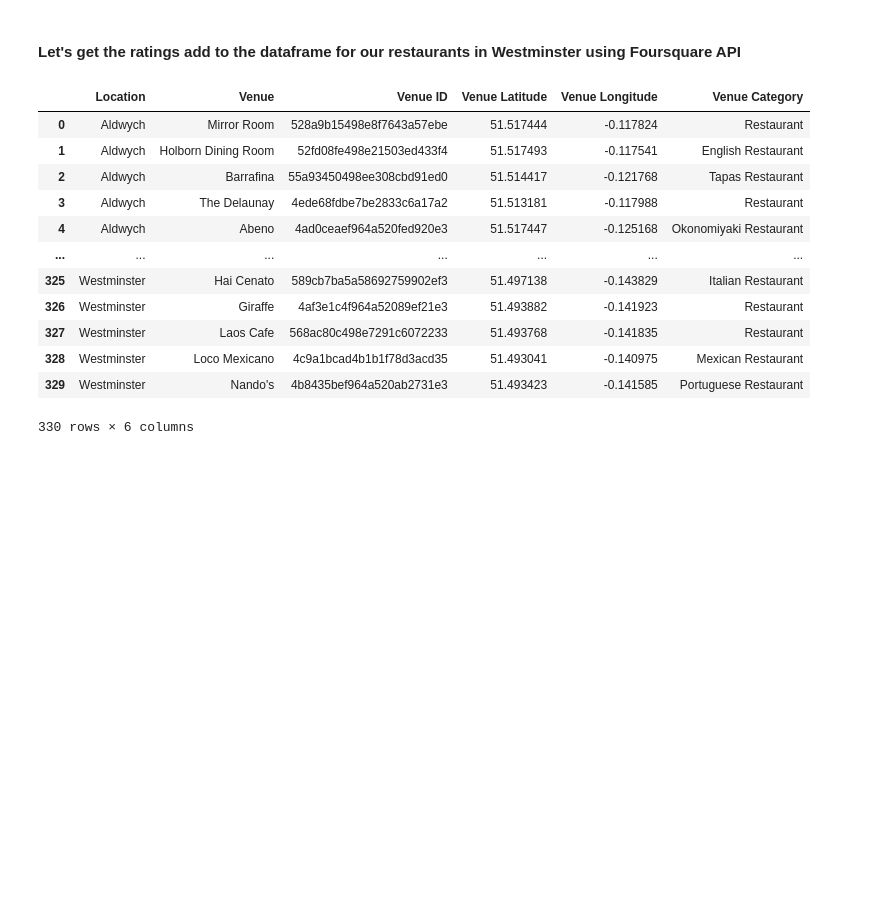
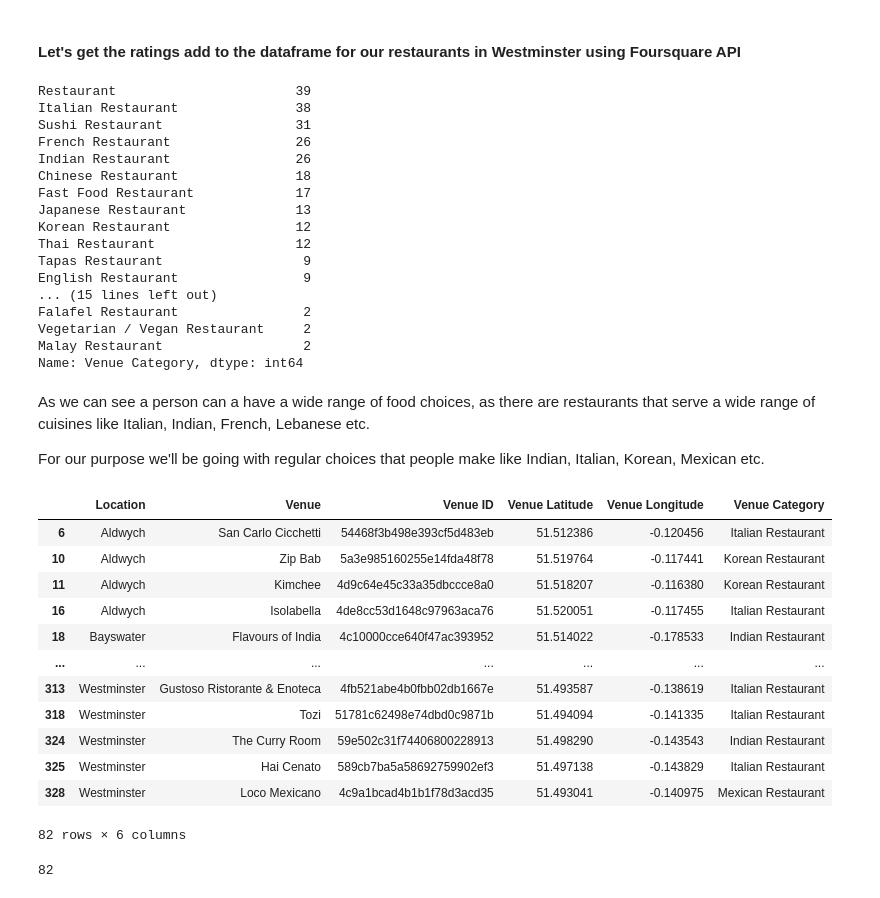
Before and after one commit to paul3bin/Coursera_Capstone, a Jupyter notebook: Battle_of_Neighborhoods_Project.ipynb, the cells around one changed output. Saved outputs shown, nothing was run; the diff lists cells and outputs as text; code cells hidden in the pictures; blank space fills up the shorter version.

```diff
--- a/Battle_of_Neighborhoods_Project.ipynb
+++ b/Battle_of_Neighborhoods_Project.ipynb
@@ -409,22 +409,50 @@ Number of restaurants in Westminster: 330
 # I saved the westminster_restaurants data in csv file since we have a daily limit for the foursquare API calls.
 # loading the westminster restaurant data from the csv file
 westminster_restaurants = pd.read_csv('westminster_restaurants.csv')
-westminster_id,westminster_ratings = westminster_restaurants['Venue ID'].tolist(),[]
-
-for Id in westminster_id:
-    westminster_ratings.append(get_venue_rating(Id))
-print(get_venue_rating(westminster_id[0]))
+westminster_restaurants['Venue Category'].value_counts()
 # %% [output]
-|  | Location | Venue | Venue ID | Venue Latitude | Venue Longitude | Venue Category |
-| 0 | Aldwych | Mirror Room | 528a9b15498e8f7643a57ebe | 51.517444 | -0.117824 | Restaurant |
-| 1 | Aldwych | Holborn Dining Room | 52fd08fe498e21503ed433f4 | 51.517493 | -0.117541 | English Restaurant |
-| 2 | Aldwych | Barrafina | 55a93450498ee308cbd91ed0 | 51.514417 | -0.121768 | Tapas Restaurant |
-| 3 | Aldwych | The Delaunay | 4ede68fdbe7be2833c6a17a2 | 51.513181 | -0.117988 | Restaurant |
-| 4 | Aldwych | Abeno | 4ad0ceaef964a520fed920e3 | 51.517447 | -0.125168 | Okonomiyaki Restaurant |
-| ... | ... | ... | ... | ... | ... | ... |
-| 325 | Westminster | Hai Cenato | 589cb7ba5a58692759902ef3 | 51.497138 | -0.143829 | Italian Restaurant |
-| 326 | Westminster | Giraffe | 4af3e1c4f964a52089ef21e3 | 51.493882 | -0.141923 | Restaurant |
-| 327 | Westminster | Laos Cafe | 568ac80c498e7291c6072233 | 51.493768 | -0.141835 | Restaurant |
-| 328 | Westminster | Loco Mexicano | 4c9a1bcad4b1b1f78d3acd35 | 51.493041 | -0.140975 | Mexican Restaurant |
-| 329 | Westminster | Nando's | 4b8435bef964a520ab2731e3 | 51.493423 | -0.141585 | Portuguese Restaurant |
-330 rows × 6 columns
+Restaurant                       39
+Italian Restaurant               38
+Sushi Restaurant                 31
+French Restaurant                26
+Indian Restaurant                26
+Chinese Restaurant               18
+Fast Food Restaurant             17
+Japanese Restaurant              13
+Korean Restaurant                12
+Thai Restaurant                  12
+Tapas Restaurant                  9
+English Restaurant                9
+... (15 lines left out)
+Falafel Restaurant                2
+Vegetarian / Vegan Restaurant     2
+Malay Restaurant                  2
+Name: Venue Category, dtype: int64
+# %% [markdown]
+As we can see a person can a have a wide range of food choices, as there are restaurants that serve a wide range of cuisines like
+Italian, Indian, French, Lebanese etc.
+
+For our purpose we'll be going with regular choices that people make like Indian, Italian, Korean, Mexican etc.
+# %%
+westminster_restaurants=westminster_restaurants[westminster_restaurants['Venue Category'].isin(['Mexican Restaurant','Indian Restaurant','Italian Restaurant','Korean Restaurant'])]
+westminster_restaurants
+# %% [output]
+|  | Location | Venue | Venue ID | Venue Latitude | Venue Longitude | Venue Category |
+| 6 | Aldwych | San Carlo Cicchetti | 54468f3b498e393cf5d483eb | 51.512386 | -0.120456 | Italian Restaurant |
+| 10 | Aldwych | Zip Bab | 5a3e985160255e14fda48f78 | 51.519764 | -0.117441 | Korean Restaurant |
+| 11 | Aldwych | Kimchee | 4d9c64e45c33a35dbccce8a0 | 51.518207 | -0.116380 | Korean Restaurant |
+| 16 | Aldwych | Isolabella | 4de8cc53d1648c97963aca76 | 51.520051 | -0.117455 | Italian Restaurant |
+| 18 | Bayswater | Flavours of India | 4c10000cce640f47ac393952 | 51.514022 | -0.178533 | Indian Restaurant |
+| ... | ... | ... | ... | ... | ... | ... |
+| 313 | Westminster | Gustoso Ristorante & Enoteca | 4fb521abe4b0fbb02db1667e | 51.493587 | -0.138619 | Italian Restaurant |
+| 318 | Westminster | Tozi | 51781c62498e74dbd0c9871b | 51.494094 | -0.141335 | Italian Restaurant |
+| 324 | Westminster | The Curry Room | 59e502c31f74406800228913 | 51.498290 | -0.143543 | Indian Restaurant |
+| 325 | Westminster | Hai Cenato | 589cb7ba5a58692759902ef3 | 51.497138 | -0.143829 | Italian Restaurant |
+| 328 | Westminster | Loco Mexicano | 4c9a1bcad4b1b1f78d3acd35 | 51.493041 | -0.140975 | Mexican Restaurant |
+82 rows × 6 columns
+# %%
+# Adding ratings to our dataframe
+res_ids = westminster_restaurants['Venue ID'].tolist()
+print(len(res_ids))
+# %% [output]
+82
```
Also changed, not shown: parts of 1 cell of this notebook.
